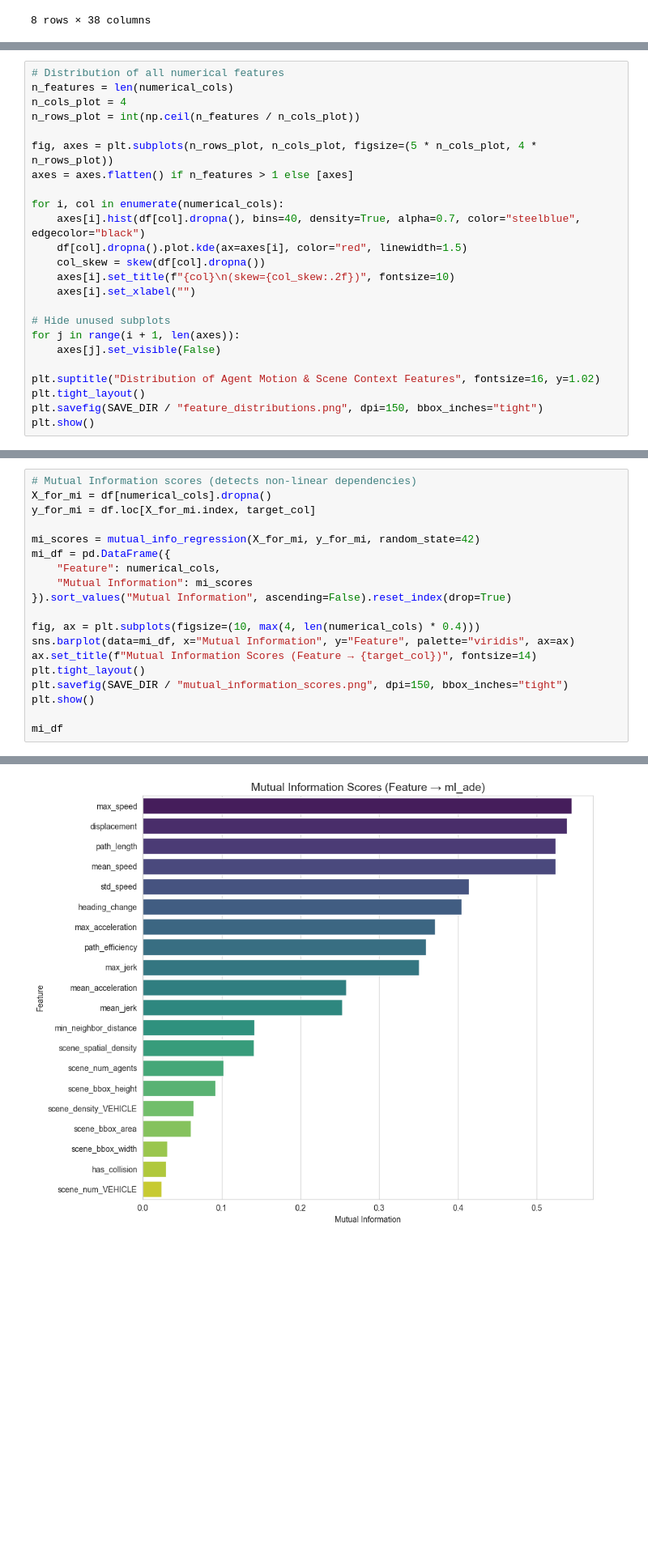
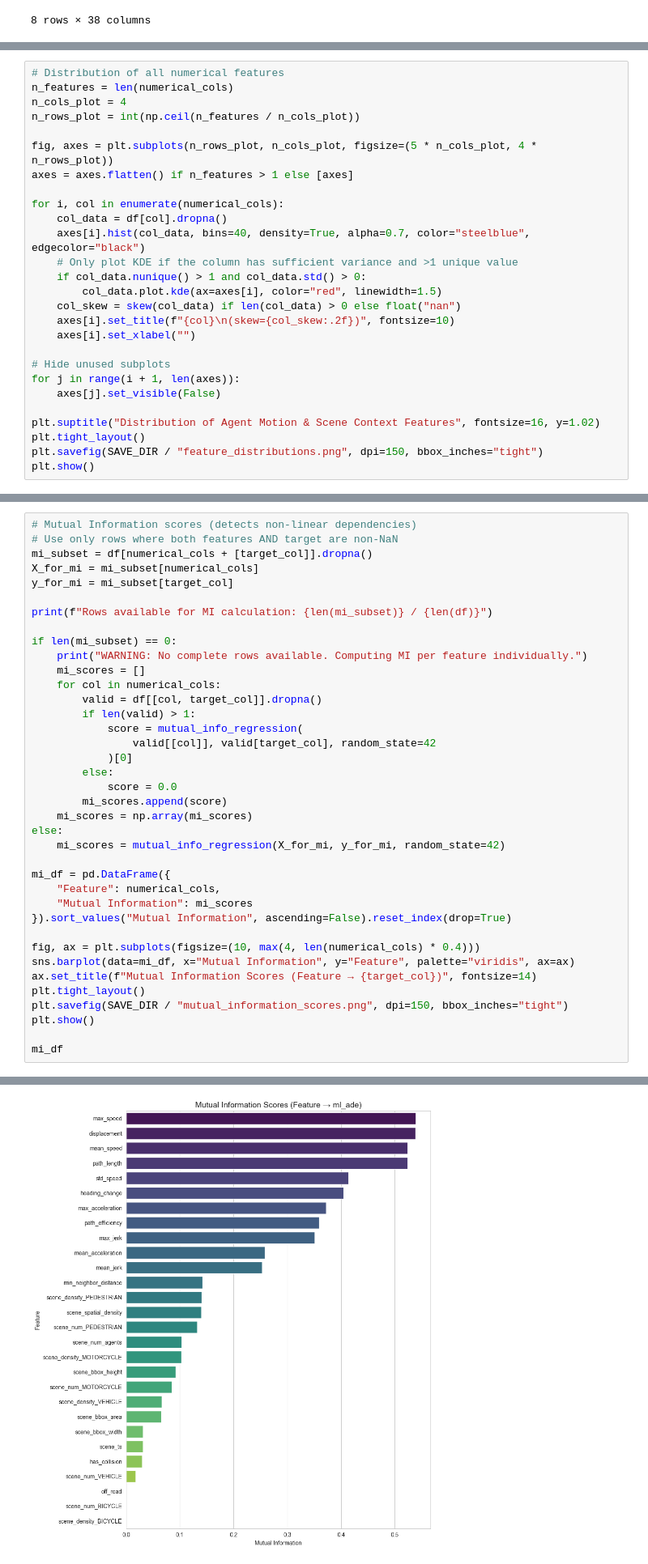
Before and after one commit to simondrauz/ds_practical, a Jupyter notebook: src/data_modelling/gam.ipynb, the cells around one changed output, grey strips where cells are left out. Shown at 81% size. Drawn from its saved outputs; the diff is of its cells as text; blank space fills up the shorter version.

```diff
--- a/src/data_modelling/gam.ipynb
+++ b/src/data_modelling/gam.ipynb
@@ -230,9 +367,12 @@ fig, axes = plt.subplots(n_rows_plot, n_cols_plot, figsize=(5 * n_cols_plot, 4 *
 axes = axes.flatten() if n_features > 1 else [axes]
 
 for i, col in enumerate(numerical_cols):
-    axes[i].hist(df[col].dropna(), bins=40, density=True, alpha=0.7, color="steelblue", edgecolor="black")
-    df[col].dropna().plot.kde(ax=axes[i], color="red", linewidth=1.5)
-    col_skew = skew(df[col].dropna())
+    col_data = df[col].dropna()
+    axes[i].hist(col_data, bins=40, density=True, alpha=0.7, color="steelblue", edgecolor="black")
+    # Only plot KDE if the column has sufficient variance and >1 unique value
+    if col_data.nunique() > 1 and col_data.std() > 0:
+        col_data.plot.kde(ax=axes[i], color="red", linewidth=1.5)
+    col_skew = skew(col_data) if len(col_data) > 0 else float("nan")
     axes[i].set_title(f"{col}\n(skew={col_skew:.2f})", fontsize=10)
     axes[i].set_xlabel("")
 
@@ -345,9 +486,28 @@ Pearson vs Spearman Correlation with Target:
 # %%
 # Mutual Information scores (detects non-linear dependencies)
-X_for_mi = df[numerical_cols].dropna()
-y_for_mi = df.loc[X_for_mi.index, target_col]
+# Use only rows where both features AND target are non-NaN
+mi_subset = df[numerical_cols + [target_col]].dropna()
+X_for_mi = mi_subset[numerical_cols]
+y_for_mi = mi_subset[target_col]
 
-mi_scores = mutual_info_regression(X_for_mi, y_for_mi, random_state=42)
+print(f"Rows available for MI calculation: {len(mi_subset)} / {len(df)}")
+
+if len(mi_subset) == 0:
+    print("WARNING: No complete rows available. Computing MI per feature individually.")
+    mi_scores = []
+    for col in numerical_cols:
+        valid = df[[col, target_col]].dropna()
+        if len(valid) > 1:
+            score = mutual_info_regression(
+                valid[[col]], valid[target_col], random_state=42
+            )[0]
+        else:
+            score = 0.0
+        mi_scores.append(score)
+    mi_scores = np.array(mi_scores)
+else:
+    mi_scores = mutual_info_regression(X_for_mi, y_for_mi, random_state=42)
+
 mi_df = pd.DataFrame({
     "Feature": numerical_cols,
     "Mutual Information": mi_scores
@@ -365,2 +527,2 @@ mi_df
-[figure, old version]
+[figure, new version]
 |  | Feature | Mutual Information |
```
Also changed, not shown: parts of 29 cells of this notebook, 12 other files.
